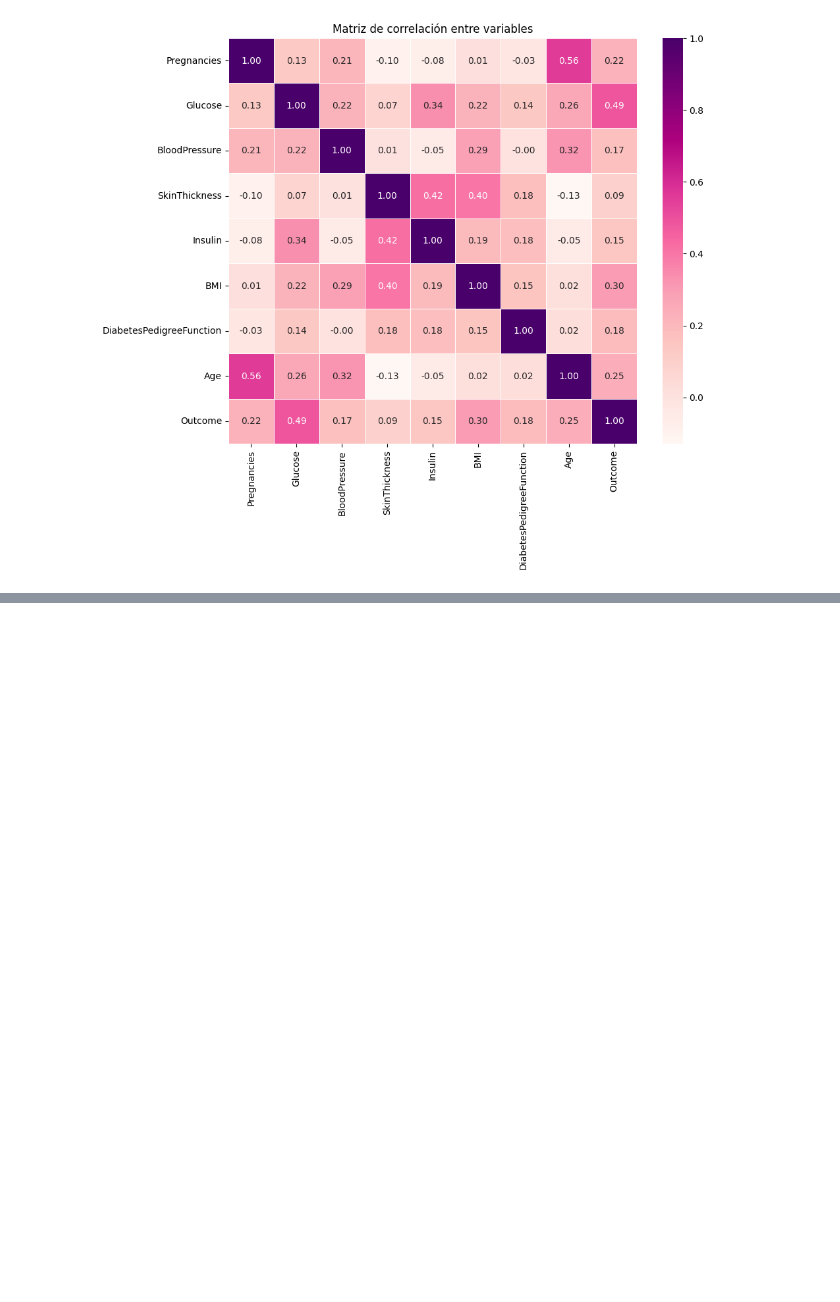
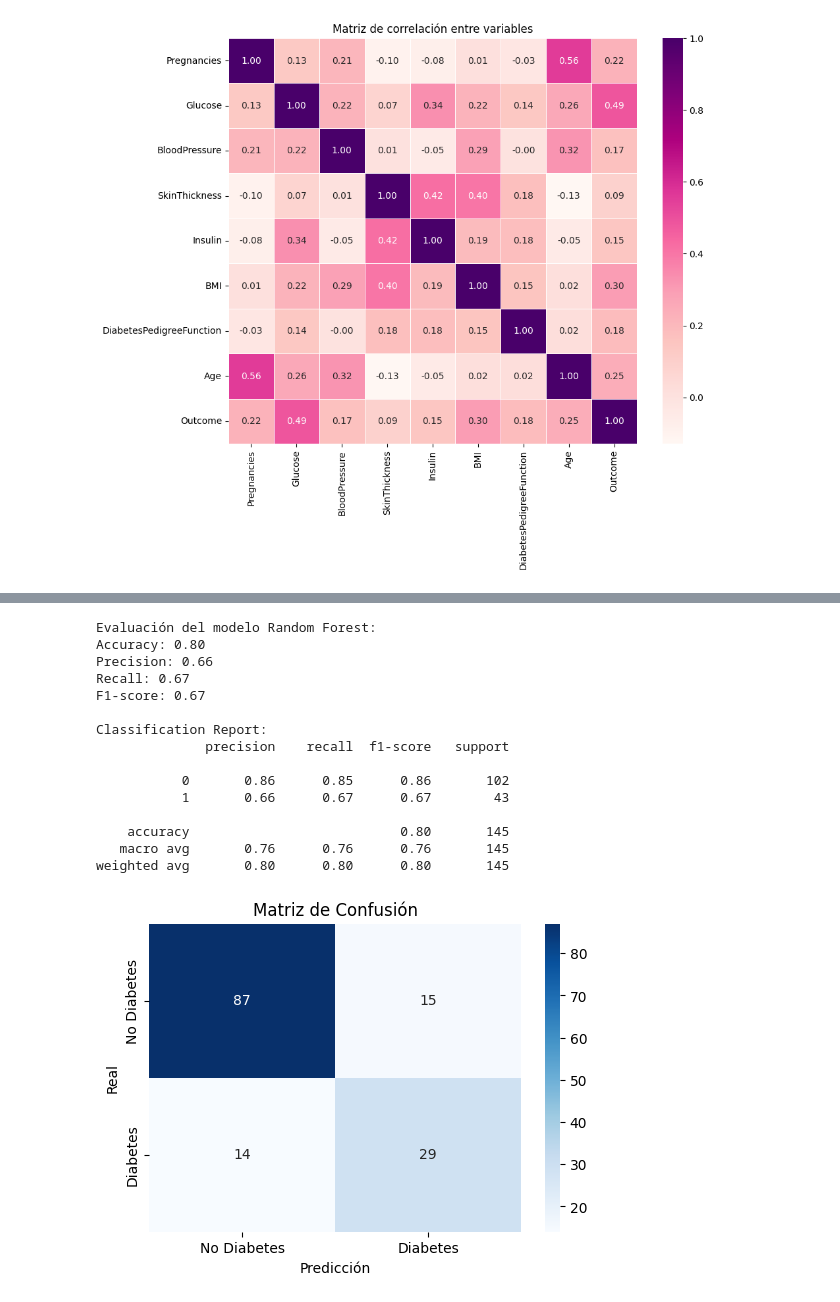
Before and after one commit to StephMonjaraz/multidomain-data-analysis, a Jupyter notebook: notebooks/01_diabetes_prediction.ipynb, the cells around one changed output, grey strips where cells are left out. Cells and saved outputs as stored; diff of their text form; code cells hidden in the pictures; blank space fills up the shorter version.

Commit message:
Añadi pasos del 4 al 7 del caso de diabetes

```diff
--- a/notebooks/01_diabetes_prediction.ipynb
+++ b/notebooks/01_diabetes_prediction.ipynb
@@ -14,7 +14,7 @@ import seaborn as sns
 **1.2- Cargamos el dataset con polars.**
 # %%
 # archivo CSV en la carpeta datasets
-df = pl.read_csv("../datasets/diabetes.csv")
+df = pl.read_csv("~/Descargas/datasets/diabetes.csv")
 
 # para mostrar las primeras filas para verificar
 df.head()
@@ -262,0 +265,5 @@ print(""" Conclusiones observadas en la exploración:
+# %%
+from sklearn.ensemble import RandomForestClassifier
+
+rf_model = RandomForestClassifier(n_estimators=100, random_state=42)
+rf_model.fit(X_train, y_train)
@@ -262,0 +286,50 @@ print(""" Conclusiones observadas en la exploración:
+# %%
+from sklearn.metrics import accuracy_score, precision_score, recall_score, f1_score, confusion_matrix, classification_report
+import seaborn as sns
+import matplotlib.pyplot as plt
+
+# Predicciones en el conjunto de prueba
+y_pred = rf_model.predict(X_test)
+
+# Cálculo de métricas
+accuracy = accuracy_score(y_test, y_pred)
+precision = precision_score(y_test, y_pred)
+recall = recall_score(y_test, y_pred)
+f1 = f1_score(y_test, y_pred)
+
+print("Evaluación del modelo Random Forest:")
+print(f"Accuracy: {accuracy:.2f}")
+print(f"Precision: {precision:.2f}")
+print(f"Recall: {recall:.2f}")
+print(f"F1-score: {f1:.2f}")
+
+# Reporte completo
+print("\nClassification Report:")
+print(classification_report(y_test, y_pred))
+
+# Matriz de confusión
+cm = confusion_matrix(y_test, y_pred)
+
+plt.figure(figsize=(6,4))
+sns.heatmap(cm, annot=True, fmt='d', cmap='Blues', xticklabels=["No Diabetes", "Diabetes"], yticklabels=["No Diabetes", "Diabetes"])
+plt.xlabel("Predicción")
+plt.ylabel("Real")
+plt.title("Matriz de Confusión")
+plt.show()
+# %% [output]
+Evaluación del modelo Random Forest:
+Accuracy: 0.80
+Precision: 0.66
+Recall: 0.67
+F1-score: 0.67
+
+Classification Report:
+              precision    recall  f1-score   support
+
+           0       0.86      0.85      0.86       102
+           1       0.66      0.67      0.67        43
+
+    accuracy                           0.80       145
+   macro avg       0.76      0.76      0.76       145
+weighted avg       0.80      0.80      0.80       145
+[figure, added]
```
Also changed, not shown: parts of 14 cells of this notebook.
